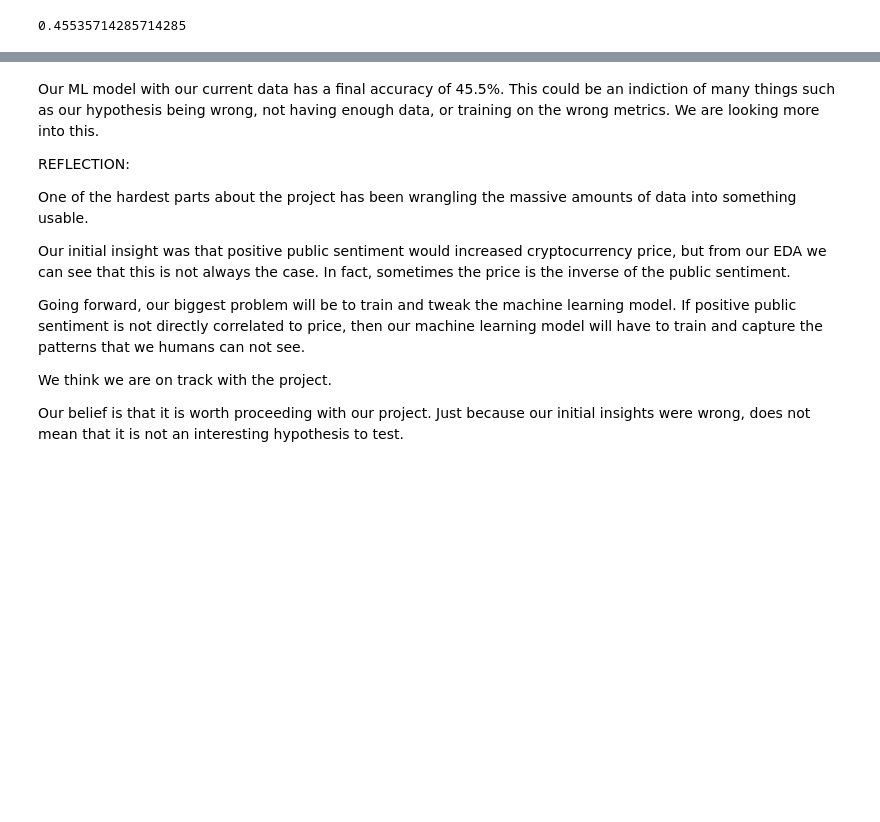
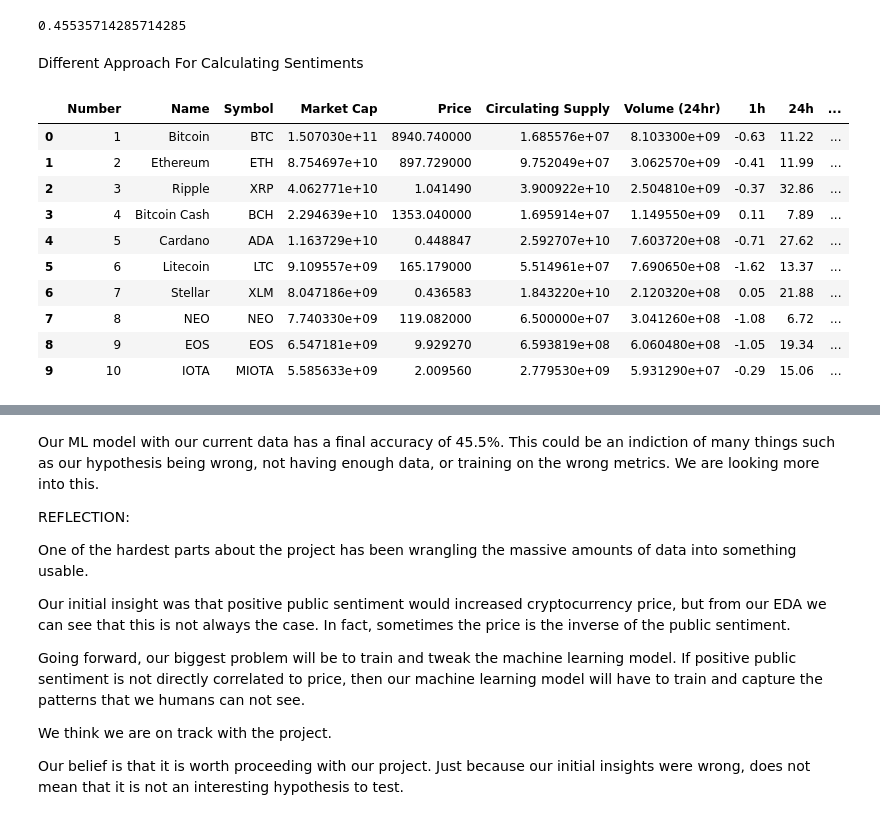
Before and after one commit to uic-cs418/cs418-spring22-sixth-sense, a Jupyter notebook: CS418_Sixth_Sense.ipynb, the cells around one changed output, grey strips where cells are left out. Cells and saved outputs as stored; diff of their text form; code cells hidden in the pictures; blank space fills up the shorter version.

```diff
--- a/CS418_Sixth_Sense.ipynb
+++ b/CS418_Sixth_Sense.ipynb
@@ -366,3 +397,5 @@ y_predict = baselineClf.predict(x_train)
 sklearn.metrics.accuracy_score(y_train,y_predict)
 # %% [output]
 0.45535714285714285
+# %% [markdown]
+Different Approach For Calculating Sentiments
@@ -368,0 +412,28 @@ sklearn.metrics.accuracy_score(y_train,y_predict)
+# %%
+currency = pd.read_csv("All Currencies Table.csv")
+#currency.head
+currency = currency.dropna()
+
+#Market Cap is total values of coins mined.
+#Circulating Supply is total coins actively available for trading
+#Volume is how many times a coin changes its hand in given time frame.
+
+currency['Market Cap'] = currency['Market Cap'].astype(float)
+currency['Price'] = currency['Price'].astype(float)
+currency['Circulating Supply'] = currency['Circulating Supply'].astype(float)
+currency['Volume (24hr)'] = currency['Volume (24hr)'].astype(float)
+
+currency = currency.sort_values(by=['Market Cap'], ascending=False)
+currency.head(10)
+# %% [output]
+|  | Number | Name | Symbol | Market Cap | Price | Circulating Supply | Volume (24hr) | 1h | 24h | ... |
+| 0 | 1 | Bitcoin | BTC | 1.507030e+11 | 8940.740000 | 1.685576e+07 | 8.103300e+09 | -0.63 | 11.22 | ... |
+| 1 | 2 | Ethereum | ETH | 8.754697e+10 | 897.729000 | 9.752049e+07 | 3.062570e+09 | -0.41 | 11.99 | ... |
+| 2 | 3 | Ripple | XRP | 4.062771e+10 | 1.041490 | 3.900922e+10 | 2.504810e+09 | -0.37 | 32.86 | ... |
+| 3 | 4 | Bitcoin Cash | BCH | 2.294639e+10 | 1353.040000 | 1.695914e+07 | 1.149550e+09 | 0.11 | 7.89 | ... |
+| 4 | 5 | Cardano | ADA | 1.163729e+10 | 0.448847 | 2.592707e+10 | 7.603720e+08 | -0.71 | 27.62 | ... |
+| 5 | 6 | Litecoin | LTC | 9.109557e+09 | 165.179000 | 5.514961e+07 | 7.690650e+08 | -1.62 | 13.37 | ... |
+| 6 | 7 | Stellar | XLM | 8.047186e+09 | 0.436583 | 1.843220e+10 | 2.120320e+08 | 0.05 | 21.88 | ... |
+| 7 | 8 | NEO | NEO | 7.740330e+09 | 119.082000 | 6.500000e+07 | 3.041260e+08 | -1.08 | 6.72 | ... |
+| 8 | 9 | EOS | EOS | 6.547181e+09 | 9.929270 | 6.593819e+08 | 6.060480e+08 | -1.05 | 19.34 | ... |
+| 9 | 10 | IOTA | MIOTA | 5.585633e+09 | 2.009560 | 2.779530e+09 | 5.931290e+07 | -0.29 | 15.06 | ... |
```
Also changed, not shown: parts of 8 cells of this notebook.
